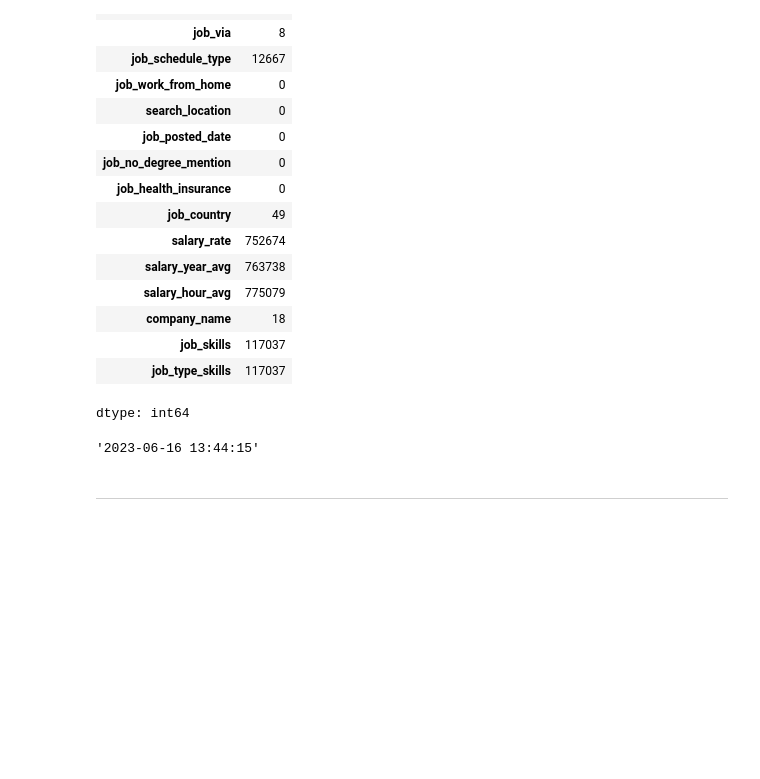
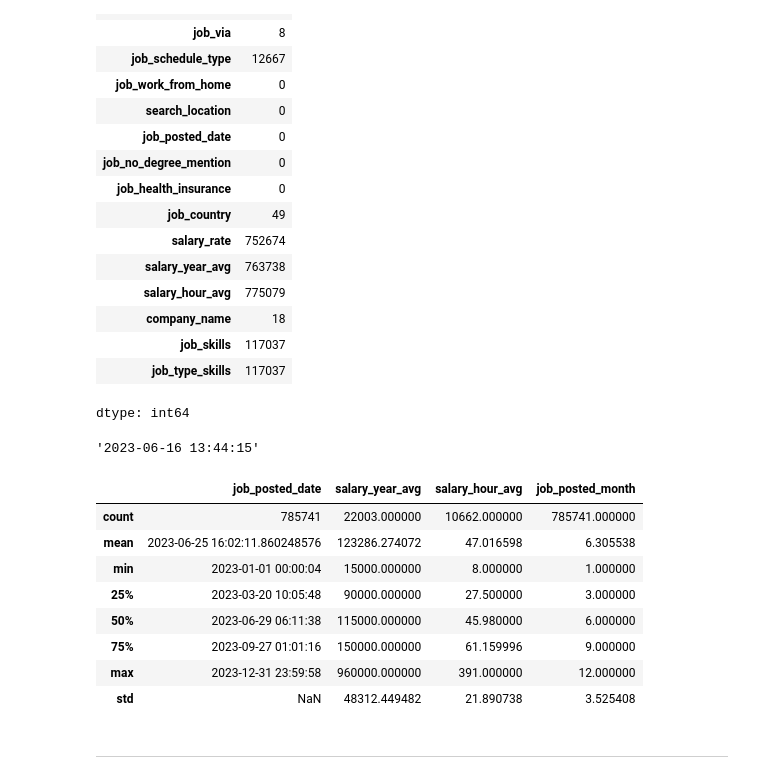
Before and after one commit to Alex-Matulay/Python_for_data_analytics_lukebarousse, a Jupyter notebook: 4_Problems/1_24_Pandas Inspection.ipynb, the cells around one changed output. Drawn from its saved outputs; the diff is of its cells as text; code cells hidden in the pictures; blank space fills up the shorter version.

```diff
--- a/4_Problems/1_24_Pandas Inspection.ipynb
+++ b/4_Problems/1_24_Pandas Inspection.ipynb
@@ -120,5 +120,17 @@ df.sort_values(by='job_posted_month', inplace=True)
 df.drop(labels='salary_hour_avg', axis=1, inplace=True)
 # %%
 df.dropna(subset=['salary_year_avg'], inplace=True)
+# %%
+df.describe()
+# %% [output]
+|  | job_posted_date | salary_year_avg | salary_hour_avg | job_posted_month |
+| count | 785741 | 22003.000000 | 10662.000000 | 785741.000000 |
+| mean | 2023-06-25 16:02:11.860248576 | 123286.274072 | 47.016598 | 6.305538 |
+| min | 2023-01-01 00:00:04 | 15000.000000 | 8.000000 | 1.000000 |
+| 25% | 2023-03-20 10:05:48 | 90000.000000 | 27.500000 | 3.000000 |
+| 50% | 2023-06-29 06:11:38 | 115000.000000 | 45.980000 | 6.000000 |
+| 75% | 2023-09-27 01:01:16 | 150000.000000 | 61.159996 | 9.000000 |
+| max | 2023-12-31 23:59:58 | 960000.000000 | 391.000000 | 12.000000 |
+| std | NaN | 48312.449482 | 21.890738 | 3.525408 |
 # %% [markdown]
 ---
```
Also changed, not shown: parts of 6 cells of this notebook.
